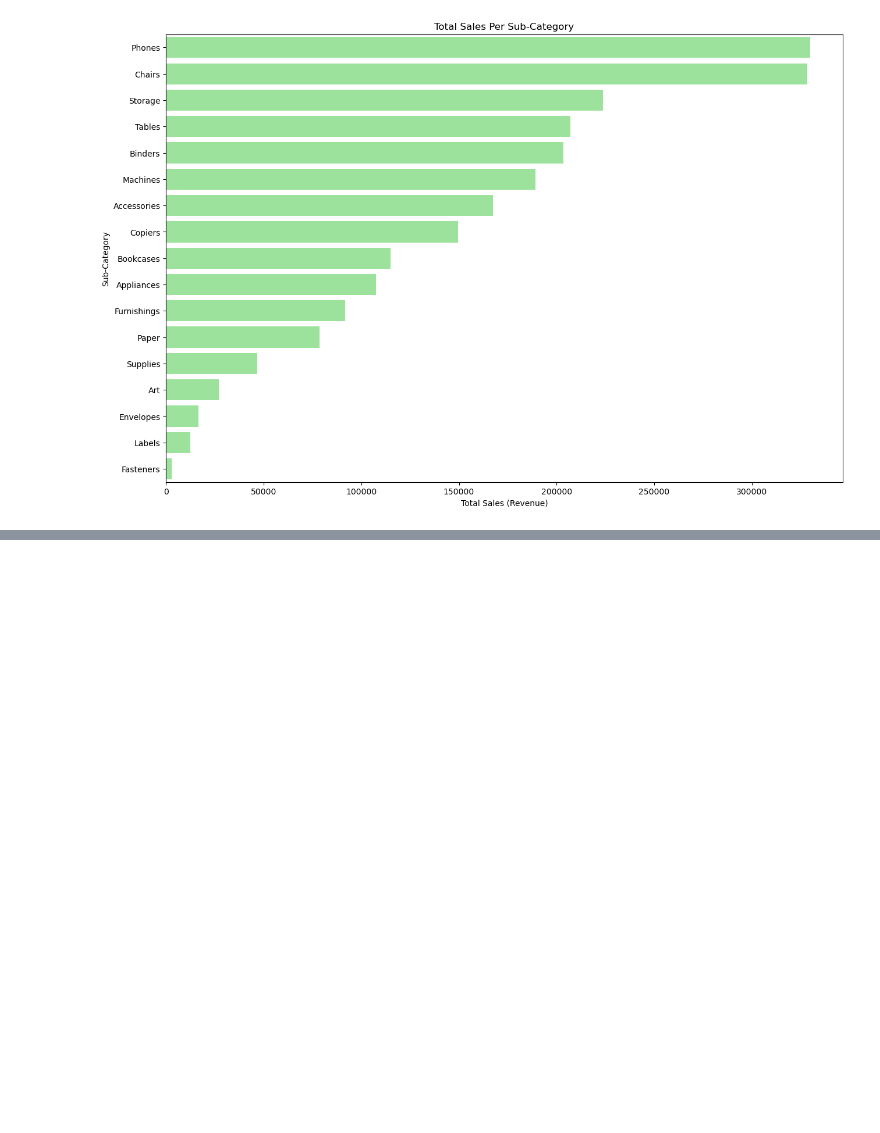
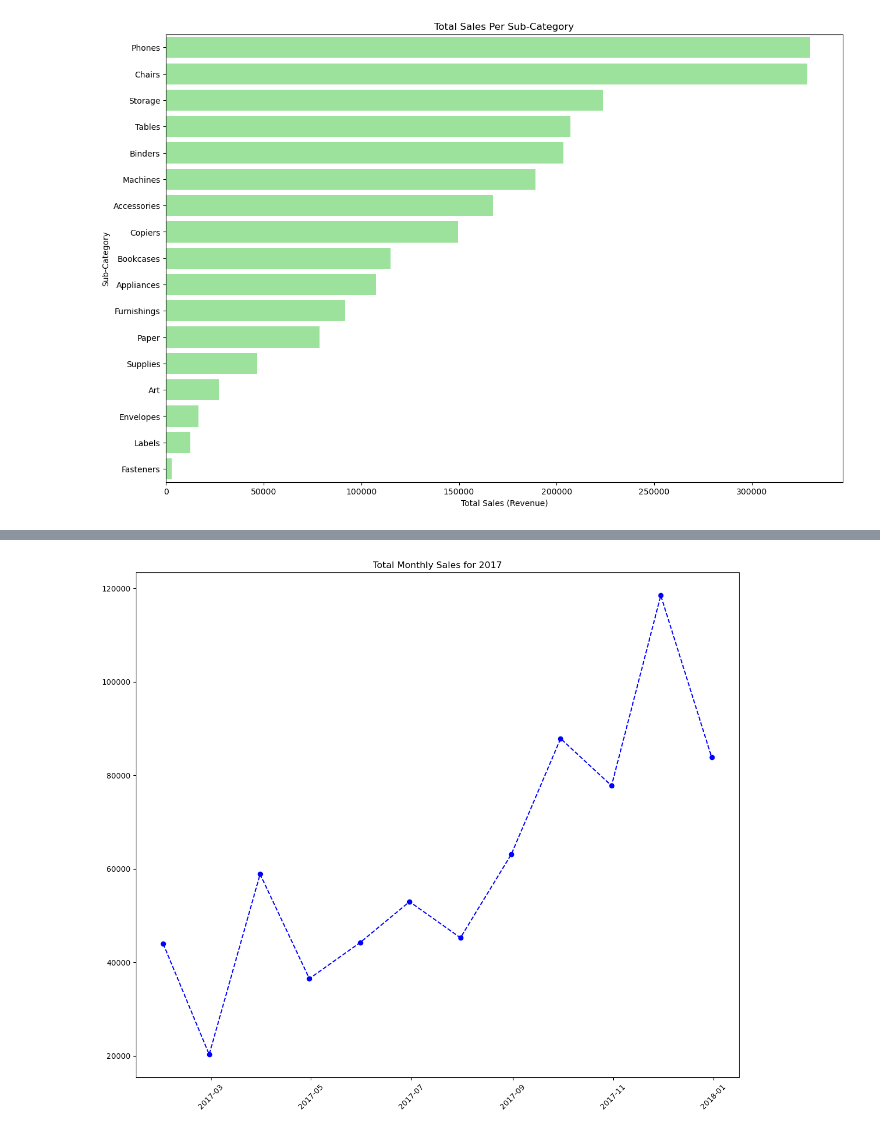
Before and after one commit to TAgKyaw/Superstore_analysis, a Jupyter notebook: superstore_analysis.ipynb, the cells around one changed output, grey strips where cells are left out. Saved outputs shown, nothing was run; the diff lists cells and outputs as text; code cells hidden in the pictures; blank space fills up the shorter version.

```diff
--- a/superstore_analysis.ipynb
+++ b/superstore_analysis.ipynb
@@ -394,0 +428,3 @@ plt.show()
+# %%
+monthly_sales_2017 = year_2017.resample('M', on='Order Date')['Sales'].sum().reset_index()
+monthly_sales_2017.rename(columns={'Order Date': 'Month', 'Sales':'Total Monthly Sales'}, inplace=True)
@@ -394,0 +447,9 @@ plt.show()
+# %%
+plt.figure(figsize=(12,10))
+plt.plot(monthly_sales_2017['Month'], monthly_sales_2017['Total Monthly Sales'], color='blue', marker='o', linestyle='--')
+plt.title('Total Monthly Sales for 2017')
+plt.tight_layout()
+plt.xticks(rotation=45)
+plt.show()
+# %% [output]
+[figure, added]
```
Also changed, not shown: parts of 15 cells of this notebook.
